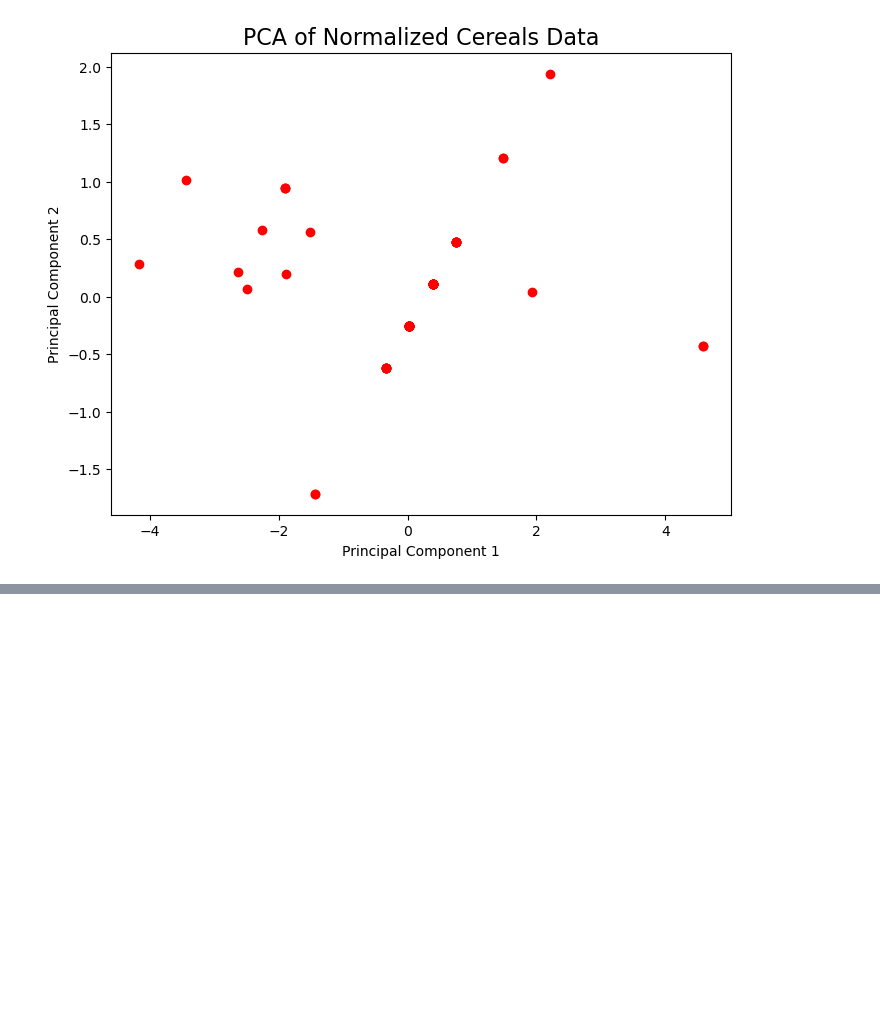
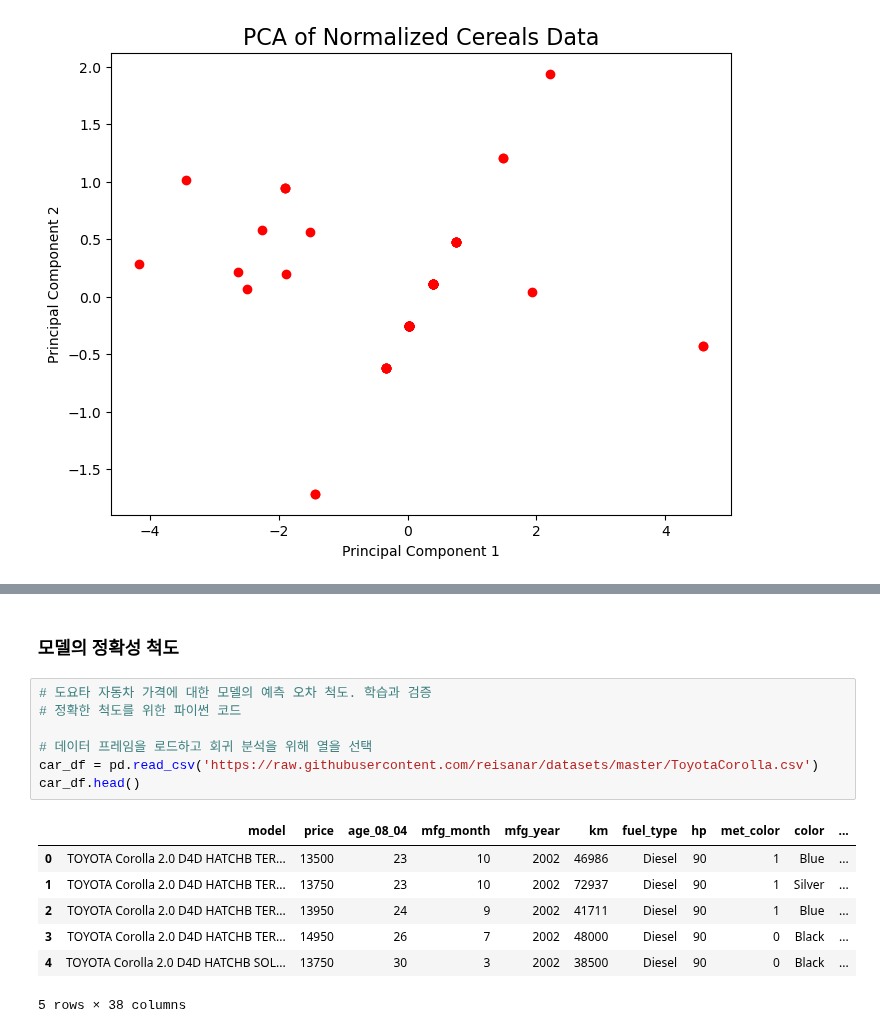
Before and after one commit to JunheeChoi/dm_class, a Jupyter notebook: dm_class_02.ipynb, the cells around one changed output, grey strips where cells are left out. Drawn from its saved outputs; the diff is of its cells as text; blank space fills up the shorter version.

```diff
--- a/dm_class_02.ipynb
+++ b/dm_class_02.ipynb
@@ -43,0 +77,17 @@ plt.show()
+# %% [markdown]
+### 모델의 정확성 척도
+# %%
+# 도요타 자동차 가격에 대한 모델의 예측 오차 척도. 학습과 검증
+# 정확한 척도를 위한 파이썬 코드
+
+# 데이터 프레임을 로드하고 회귀 분석을 위해 열을 선택
+car_df = pd.read_csv('https://raw.githubusercontent.com/reisanar/datasets/master/ToyotaCorolla.csv')
+car_df.head()
+# %% [output]
+|  | model | price | age_08_04 | mfg_month | mfg_year | km | fuel_type | hp | met_color | color | ... |
+| 0 | TOYOTA Corolla 2.0 D4D HATCHB TER... | 13500 | 23 | 10 | 2002 | 46986 | Diesel | 90 | 1 | Blue | ... |
+| 1 | TOYOTA Corolla 2.0 D4D HATCHB TER... | 13750 | 23 | 10 | 2002 | 72937 | Diesel | 90 | 1 | Silver | ... |
+| 2 | TOYOTA Corolla 2.0 D4D HATCHB TER... | 13950 | 24 | 9 | 2002 | 41711 | Diesel | 90 | 1 | Blue | ... |
+| 3 | TOYOTA Corolla 2.0 D4D HATCHB TER... | 14950 | 26 | 7 | 2002 | 48000 | Diesel | 90 | 0 | Black | ... |
+| 4 | TOYOTA Corolla 2.0 D4D HATCHB SOL... | 13750 | 30 | 3 | 2002 | 38500 | Diesel | 90 | 0 | Black | ... |
+5 rows × 38 columns
```
Also changed, not shown: parts of 9 cells of this notebook.
